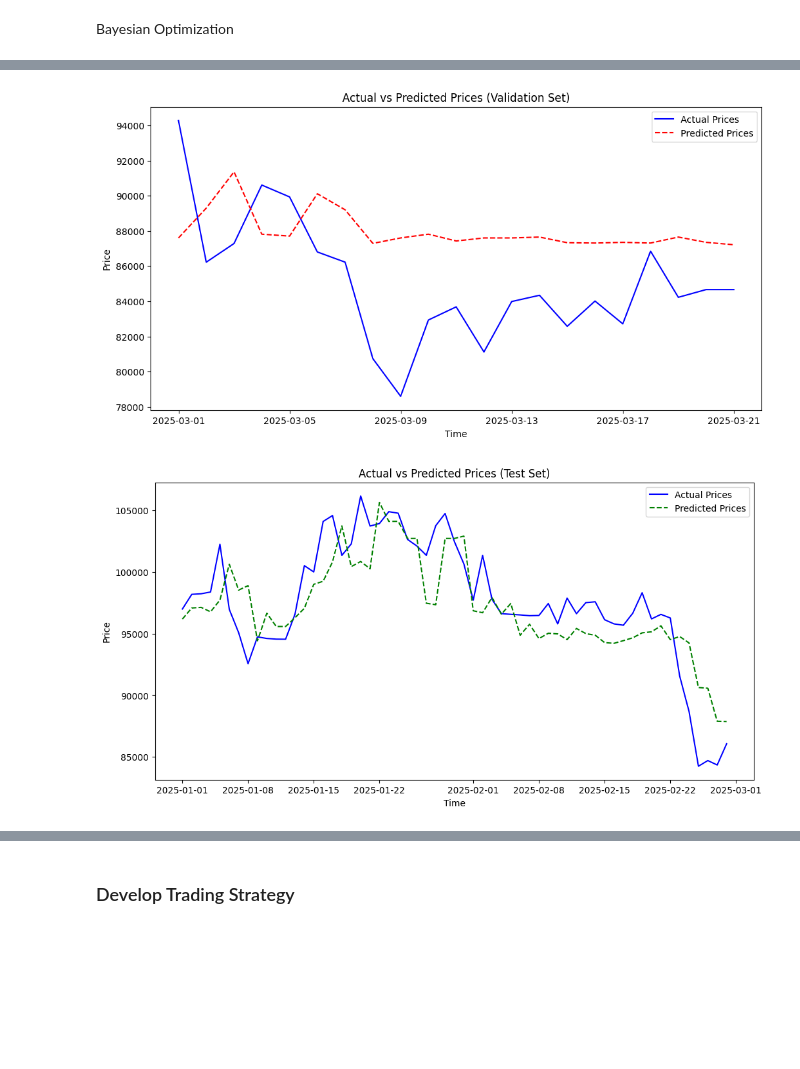
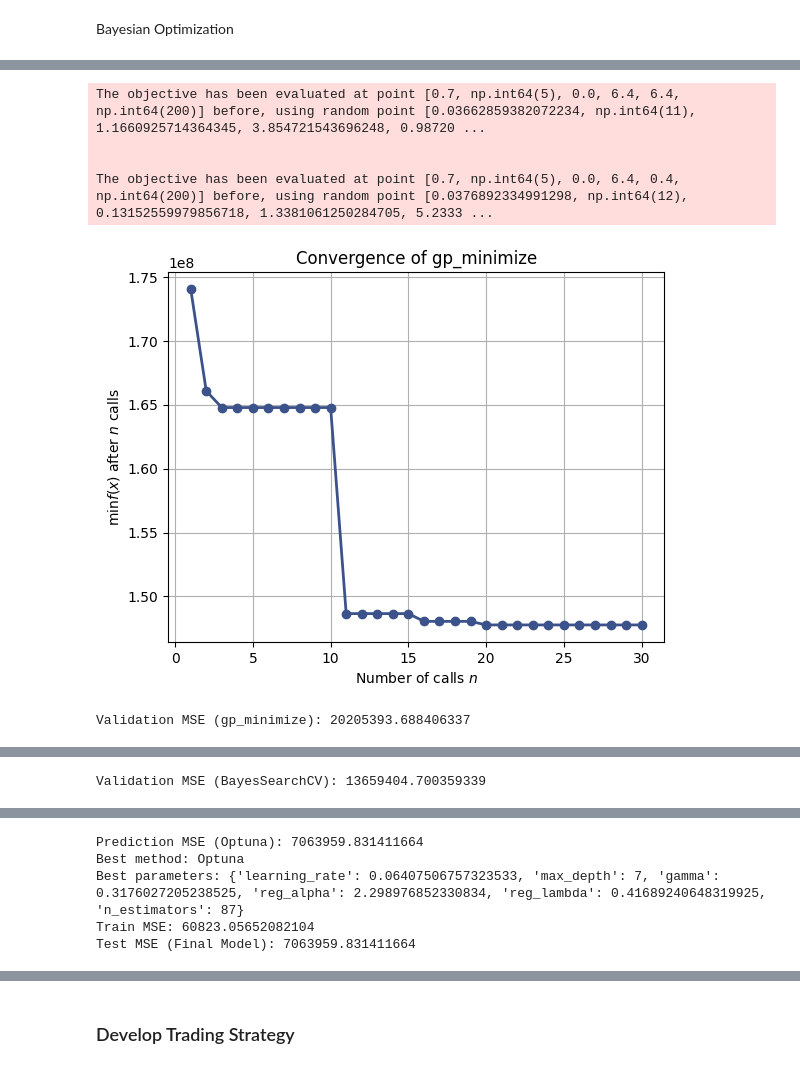
Before and after one commit to alyssa-tsh/CryptoMine, a Jupyter notebook: model.ipynb, the cells around one changed output, grey strips where cells are left out. Drawn from its saved outputs; the diff is of its cells as text; code cells hidden in the pictures; blank space fills up the shorter version.

```diff
--- a/model.ipynb
+++ b/model.ipynb
@@ -735,5 +740,9 @@ Test MSE (Final Model): 13043453.87822269
-# %%
-line_plot(val_predictions_bayes, test_predictions_bayes)
-# %% [output]
-[figure, removed]
-[figure, removed]
+# %%
+bayes_xg_boost_1_model, bayes_xg_boost_1_params, train_prediction_bayes, test_prediction_bayes = bayes_xg_boost('close_1_ahead')
+# %% [output]
+The objective has been evaluated at point [0.7, np.int64(5), 0.0, 6.4, 6.4, np.int64(200)] before, using random point [0.03662859382072234, np.int64(11), 1.1660925714364345, 3.854721543696248, 0.98720 ...
+
+
+The objective has been evaluated at point [0.7, np.int64(5), 0.0, 6.4, 0.4, np.int64(200)] before, using random point [0.0376892334991298, np.int64(12), 0.13152559979856718, 1.3381061250284705, 5.2333 ...
+[figure, added]
+Validation MSE (gp_minimize): 20205393.688406337
@@ -739,0 +750 @@ line_plot(val_predictions_bayes, test_predictions_bayes)
+Validation MSE (BayesSearchCV): 13659404.700359339
@@ -739,0 +768,5 @@ line_plot(val_predictions_bayes, test_predictions_bayes)
+Prediction MSE (Optuna): 7063959.831411664
+Best method: Optuna
+Best parameters: {'learning_rate': 0.06407506757323533, 'max_depth': 7, 'gamma': 0.3176027205238525, 'reg_alpha': 2.298976852330834, 'reg_lambda': 0.41689240648319925, 'n_estimators': 87}
+Train MSE: 60823.05652082104
+Test MSE (Final Model): 7063959.831411664
```
Also changed, not shown: parts of 17 cells of this notebook.
